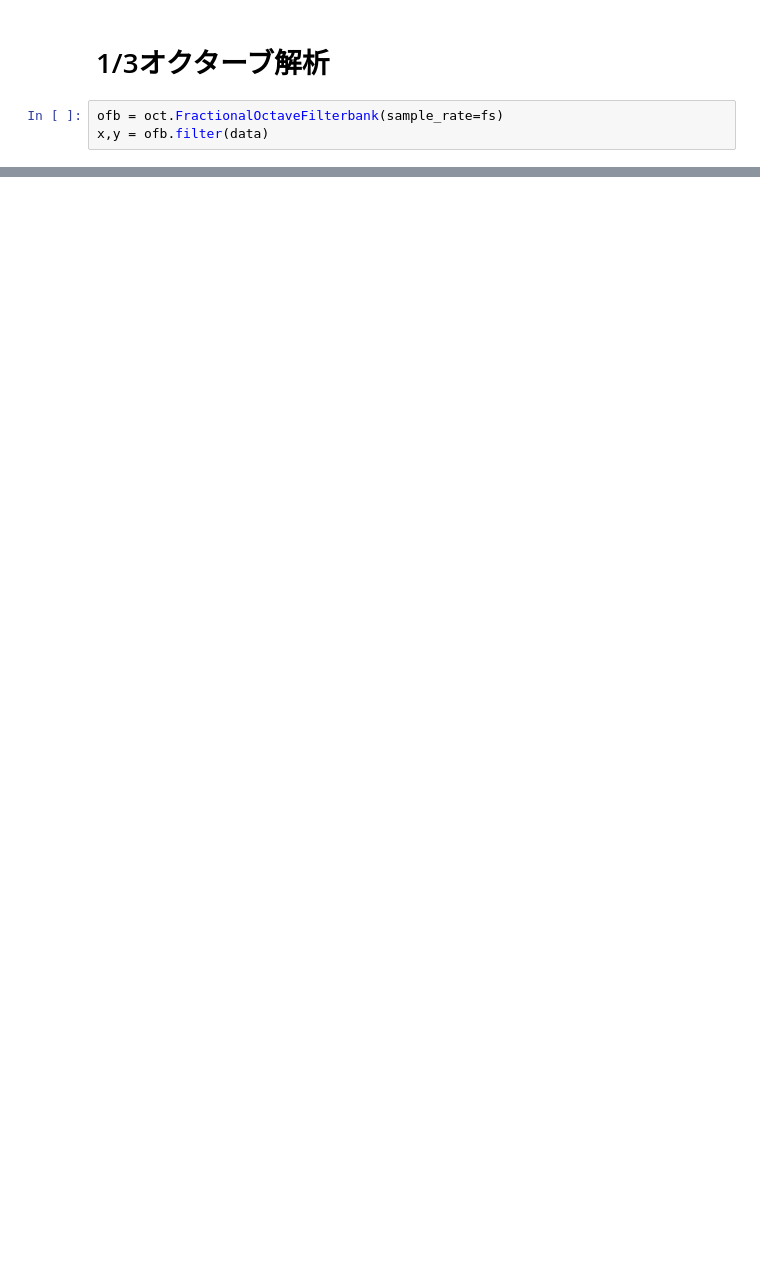
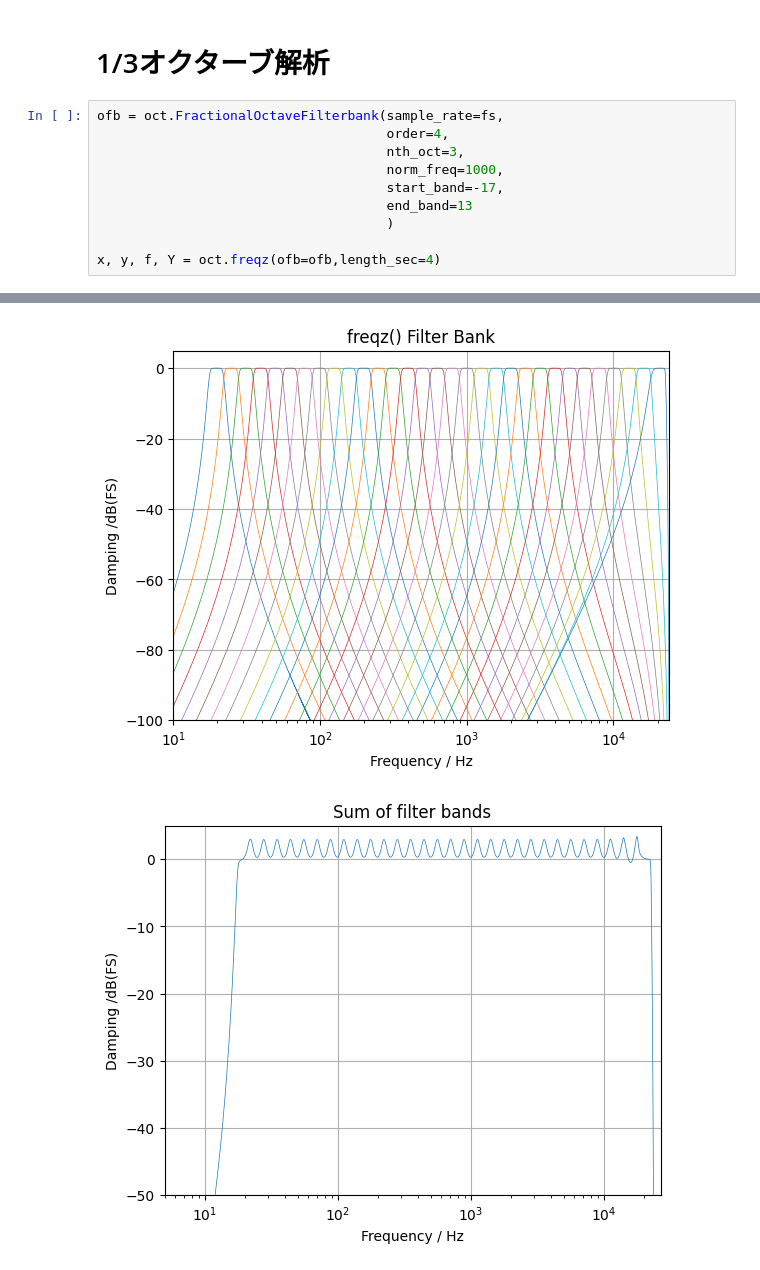
Before and after one commit to isuishi620/1-n_octave_analysis, a Jupyter notebook: src/PyFilterBank調査.ipynb, the cells around one changed output, grey strips where cells are left out. Drawn from its saved outputs; the diff is of its cells as text; blank space fills up the shorter version.

```diff
--- a/src/PyFilterBank調査.ipynb
+++ b/src/PyFilterBank調査.ipynb
@@ -58,6 +58,13 @@ ax.set(xlabel='Frequency[Hz]',ylabel='Power',title='power_spec')
 # %% [markdown]
 # 1/3オクターブ解析
 # %%
-ofb = oct.FractionalOctaveFilterbank(sample_rate=fs)
-x,y = ofb.filter(data)
+ofb = oct.FractionalOctaveFilterbank(sample_rate=fs,
+                                     order=4,
+                                     nth_oct=3,
+                                     norm_freq=1000,
+                                     start_band=-17,
+                                     end_band=13
+                                     )
+
+x, y, f, Y = oct.freqz(ofb=ofb,length_sec=4)
 # %% [output]
@@ -64,0 +72,2 @@ AttributeError: function/symbol 'sosfilter_double' not found in library '/home/v
+[figure, added]
+[figure, added]
```
Also changed, not shown: parts of 11 cells of this notebook, 1 other file.
